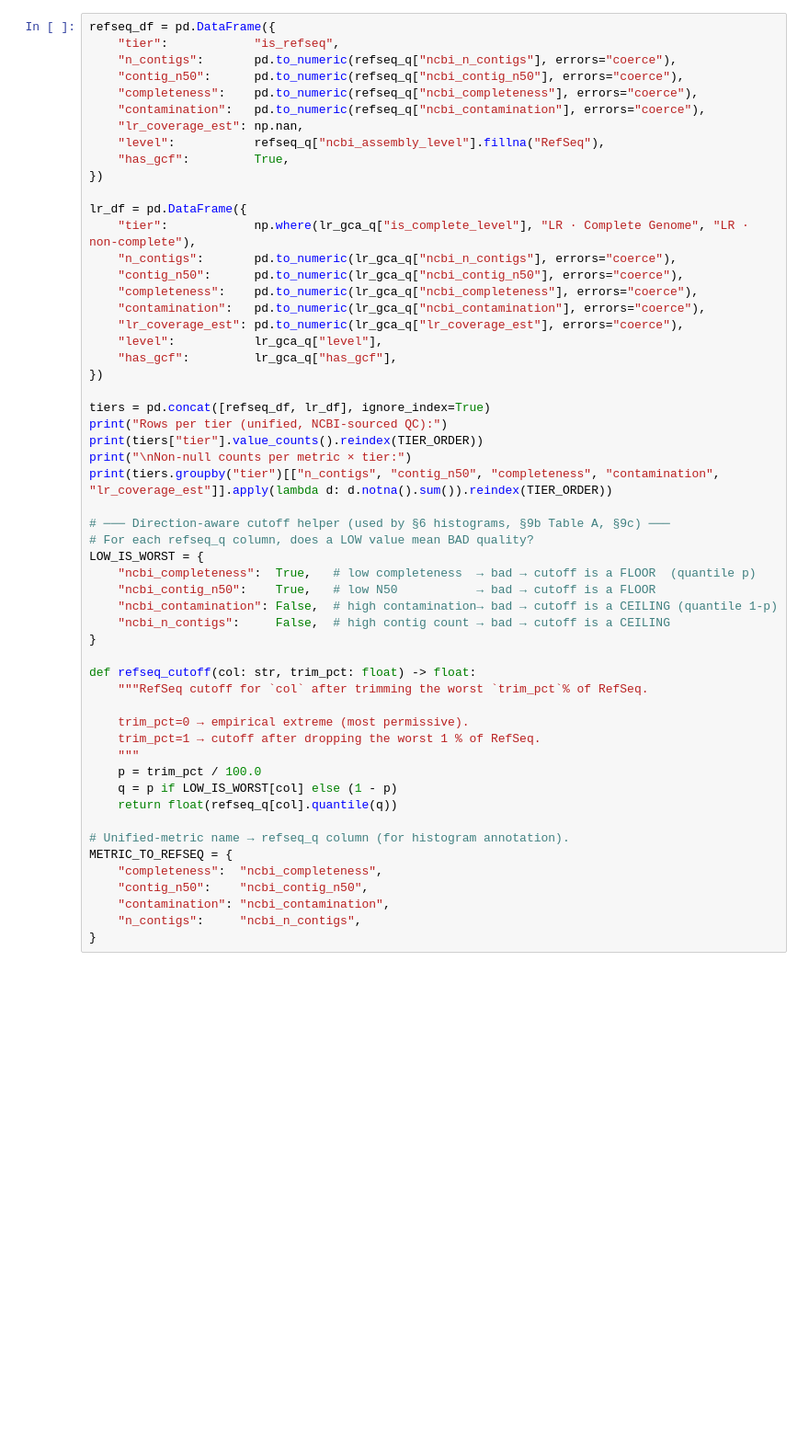
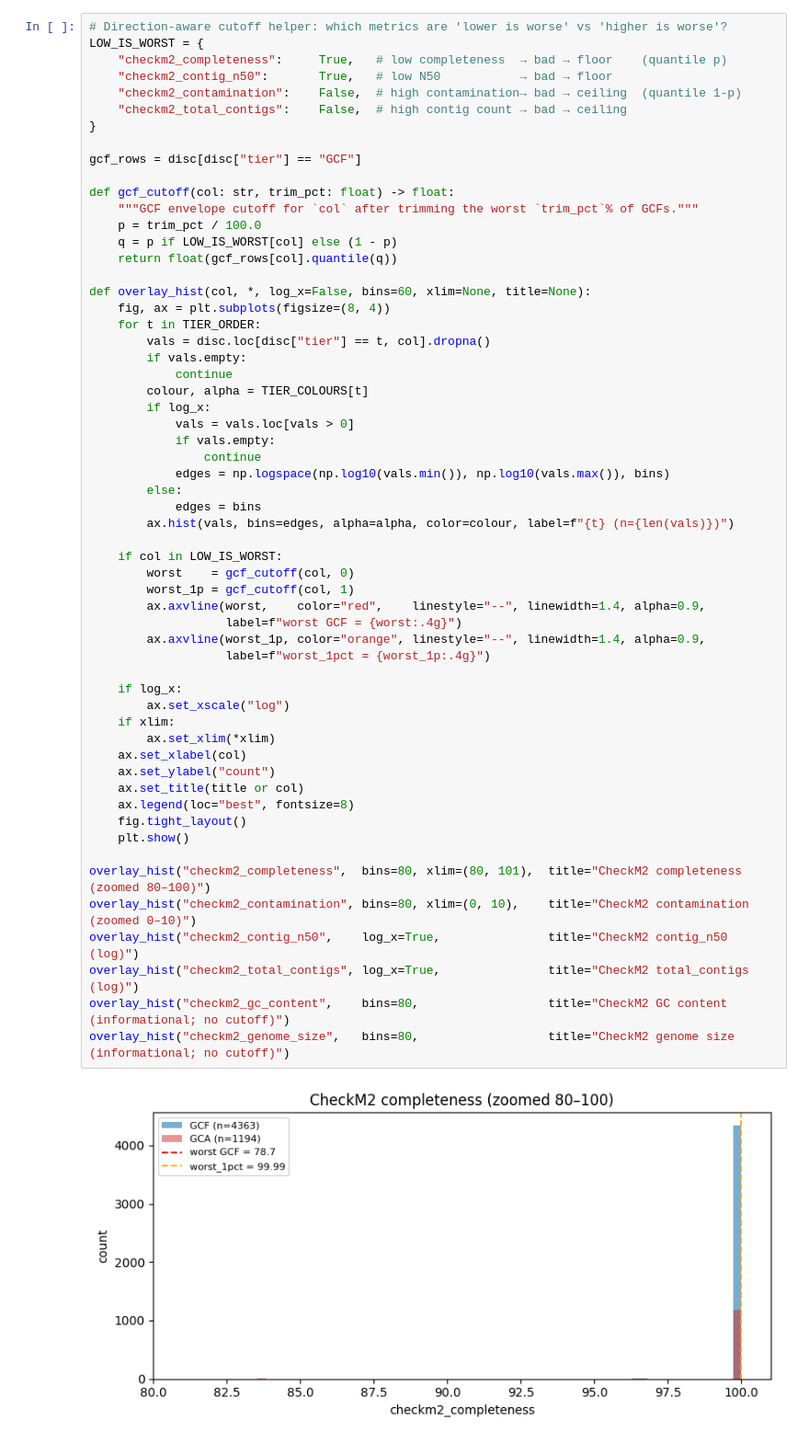
Before and after one commit to abelsond-cam/BacHGT, a Jupyter notebook: src/bac_data/lr_data/notebooks/lra_quality_cutoffs.ipynb, the cells around one changed output. Shown at 92% size. Saved outputs shown, nothing was run; the diff lists cells and outputs as text; blank space fills up the shorter version.

```diff
--- a/src/bac_data/lr_data/notebooks/lra_quality_cutoffs.ipynb
+++ b/src/bac_data/lr_data/notebooks/lra_quality_cutoffs.ipynb
@@ -298,55 +131,60 @@ Columns: `tier`, `n_contigs`, `contig_n50`, `completeness`, `contamination`, `lr
 # %%
-refseq_df = pd.DataFrame({
-    "tier":            "is_refseq",
-    "n_contigs":       pd.to_numeric(refseq_q["ncbi_n_contigs"], errors="coerce"),
-    "contig_n50":      pd.to_numeric(refseq_q["ncbi_contig_n50"], errors="coerce"),
-    "completeness":    pd.to_numeric(refseq_q["ncbi_completeness"], errors="coerce"),
-    "contamination":   pd.to_numeric(refseq_q["ncbi_contamination"], errors="coerce"),
-    "lr_coverage_est": np.nan,
-    "level":           refseq_q["ncbi_assembly_level"].fillna("RefSeq"),
-    "has_gcf":         True,
-})
-
-lr_df = pd.DataFrame({
-    "tier":            np.where(lr_gca_q["is_complete_level"], "LR · Complete Genome", "LR · non-complete"),
-    "n_contigs":       pd.to_numeric(lr_gca_q["ncbi_n_contigs"], errors="coerce"),
-    "contig_n50":      pd.to_numeric(lr_gca_q["ncbi_contig_n50"], errors="coerce"),
-    "completeness":    pd.to_numeric(lr_gca_q["ncbi_completeness"], errors="coerce"),
-    "contamination":   pd.to_numeric(lr_gca_q["ncbi_contamination"], errors="coerce"),
-    "lr_coverage_est": pd.to_numeric(lr_gca_q["lr_coverage_est"], errors="coerce"),
-    "level":           lr_gca_q["level"],
-    "has_gcf":         lr_gca_q["has_gcf"],
-})
-
-tiers = pd.concat([refseq_df, lr_df], ignore_index=True)
-print("Rows per tier (unified, NCBI-sourced QC):")
-print(tiers["tier"].value_counts().reindex(TIER_ORDER))
-print("\nNon-null counts per metric × tier:")
-print(tiers.groupby("tier")[["n_contigs", "contig_n50", "completeness", "contamination", "lr_coverage_est"]].apply(lambda d: d.notna().sum()).reindex(TIER_ORDER))
-
-# ─── Direction-aware cutoff helper (used by §6 histograms, §9b Table A, §9c) ───
-# For each refseq_q column, does a LOW value mean BAD quality?
+# Direction-aware cutoff helper: which metrics are 'lower is worse' vs 'higher is worse'?
 LOW_IS_WORST = {
-    "ncbi_completeness":  True,   # low completeness  → bad → cutoff is a FLOOR  (quantile p)
-    "ncbi_contig_n50":    True,   # low N50           → bad → cutoff is a FLOOR
-    "ncbi_contamination": False,  # high contamination→ bad → cutoff is a CEILING (quantile 1-p)
-    "ncbi_n_contigs":     False,  # high contig count → bad → cutoff is a CEILING
+    "checkm2_completeness":     True,   # low completeness  → bad → floor    (quantile p)
+    "checkm2_contig_n50":       True,   # low N50           → bad → floor
+    "checkm2_contamination":    False,  # high contamination→ bad → ceiling  (quantile 1-p)
+    "checkm2_total_contigs":    False,  # high contig count → bad → ceiling
 }
 
-def refseq_cutoff(col: str, trim_pct: float) -> float:
-    """RefSeq cutoff for `col` after trimming the worst `trim_pct`% of RefSeq.
+gcf_rows = disc[disc["tier"] == "GCF"]
 
-    trim_pct=0 → empirical extreme (most permissive).
-    trim_pct=1 → cutoff after dropping the worst 1 % of RefSeq.
-    """
+def gcf_cutoff(col: str, trim_pct: float) -> float:
+    """GCF envelope cutoff for `col` after trimming the worst `trim_pct`% of GCFs."""
     p = trim_pct / 100.0
     q = p if LOW_IS_WORST[col] else (1 - p)
-    return float(refseq_q[col].quantile(q))
+    return float(gcf_rows[col].quantile(q))
 
-# Unified-metric name → refseq_q column (for histogram annotation).
-METRIC_TO_REFSEQ = {
-    "completeness":  "ncbi_completeness",
-    "contig_n50":    "ncbi_contig_n50",
-    "contamination": "ncbi_contamination",
-    "n_contigs":     "ncbi_n_contigs",
-}
+def overlay_hist(col, *, log_x=False, bins=60, xlim=None, title=None):
+    fig, ax = plt.subplots(figsize=(8, 4))
+    for t in TIER_ORDER:
+        vals = disc.loc[disc["tier"] == t, col].dropna()
+        if vals.empty:
+            continue
+        colour, alpha = TIER_COLOURS[t]
+        if log_x:
+            vals = vals.loc[vals > 0]
+            if vals.empty:
+                continue
+            edges = np.logspace(np.log10(vals.min()), np.log10(vals.max()), bins)
+        else:
+            edges = bins
+        ax.hist(vals, bins=edges, alpha=alpha, color=colour, label=f"{t} (n={len(vals)})")
+
+    if col in LOW_IS_WORST:
+        worst    = gcf_cutoff(col, 0)
+        worst_1p = gcf_cutoff(col, 1)
+        ax.axvline(worst,    color="red",    linestyle="--", linewidth=1.4, alpha=0.9,
+                   label=f"worst GCF = {worst:.4g}")
+        ax.axvline(worst_1p, color="orange", linestyle="--", linewidth=1.4, alpha=0.9,
+                   label=f"worst_1pct = {worst_1p:.4g}")
+
+    if log_x:
+        ax.set_xscale("log")
+    if xlim:
+        ax.set_xlim(*xlim)
+    ax.set_xlabel(col)
+    ax.set_ylabel("count")
+    ax.set_title(title or col)
+    ax.legend(loc="best", fontsize=8)
+    fig.tight_layout()
+    plt.show()
+
+overlay_hist("checkm2_completeness",  bins=80, xlim=(80, 101),  title="CheckM2 completeness (zoomed 80–100)")
+overlay_hist("checkm2_contamination", bins=80, xlim=(0, 10),    title="CheckM2 contamination (zoomed 0–10)")
+overlay_hist("checkm2_contig_n50",    log_x=True,               title="CheckM2 contig_n50 (log)")
+overlay_hist("checkm2_total_contigs", log_x=True,               title="CheckM2 total_contigs (log)")
+overlay_hist("checkm2_gc_content",    bins=80,                  title="CheckM2 GC content (informational; no cutoff)")
+overlay_hist("checkm2_genome_size",   bins=80,                  title="CheckM2 genome size (informational; no cutoff)")
+# %% [output]
+[figure, added]
```
Also changed, not shown: parts of 42 cells of this notebook.
